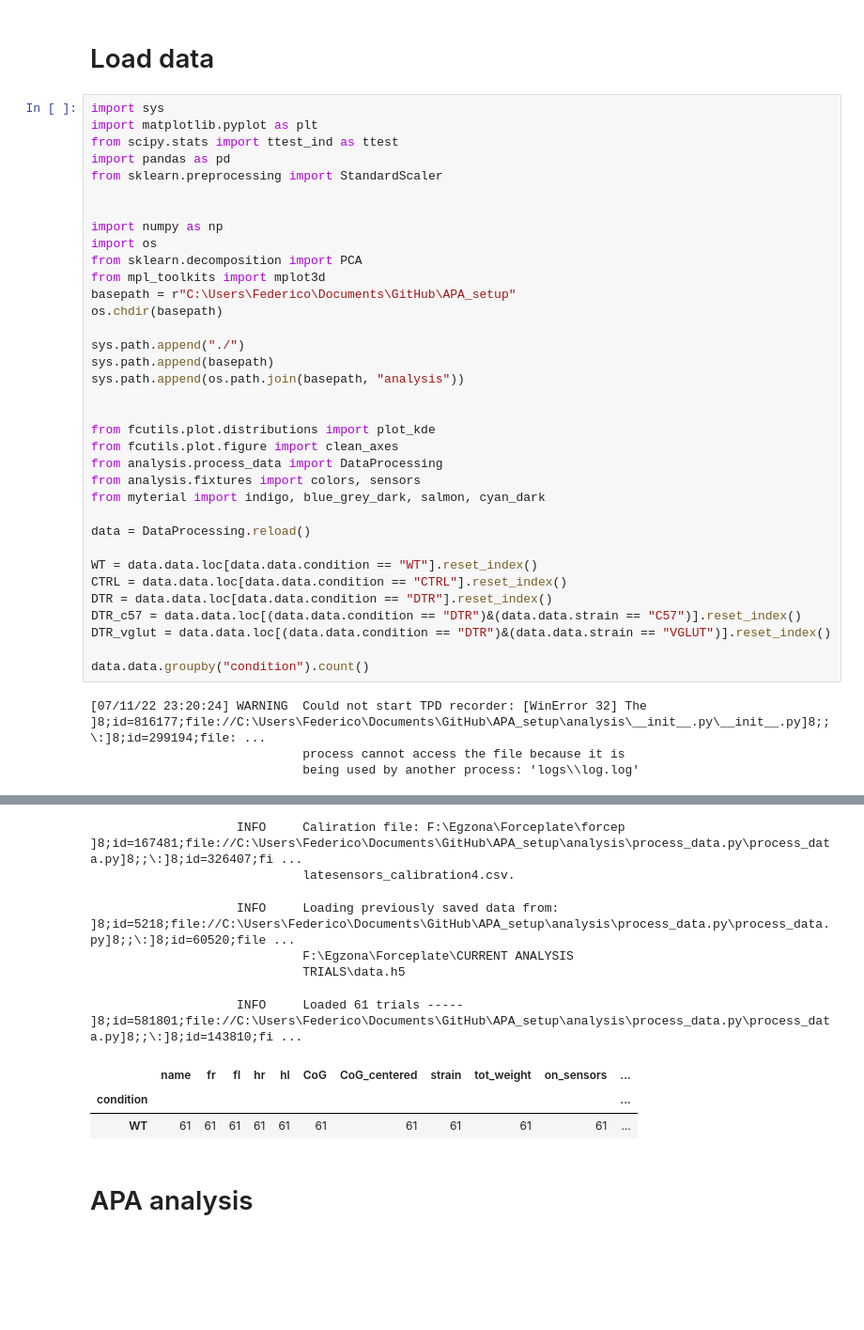
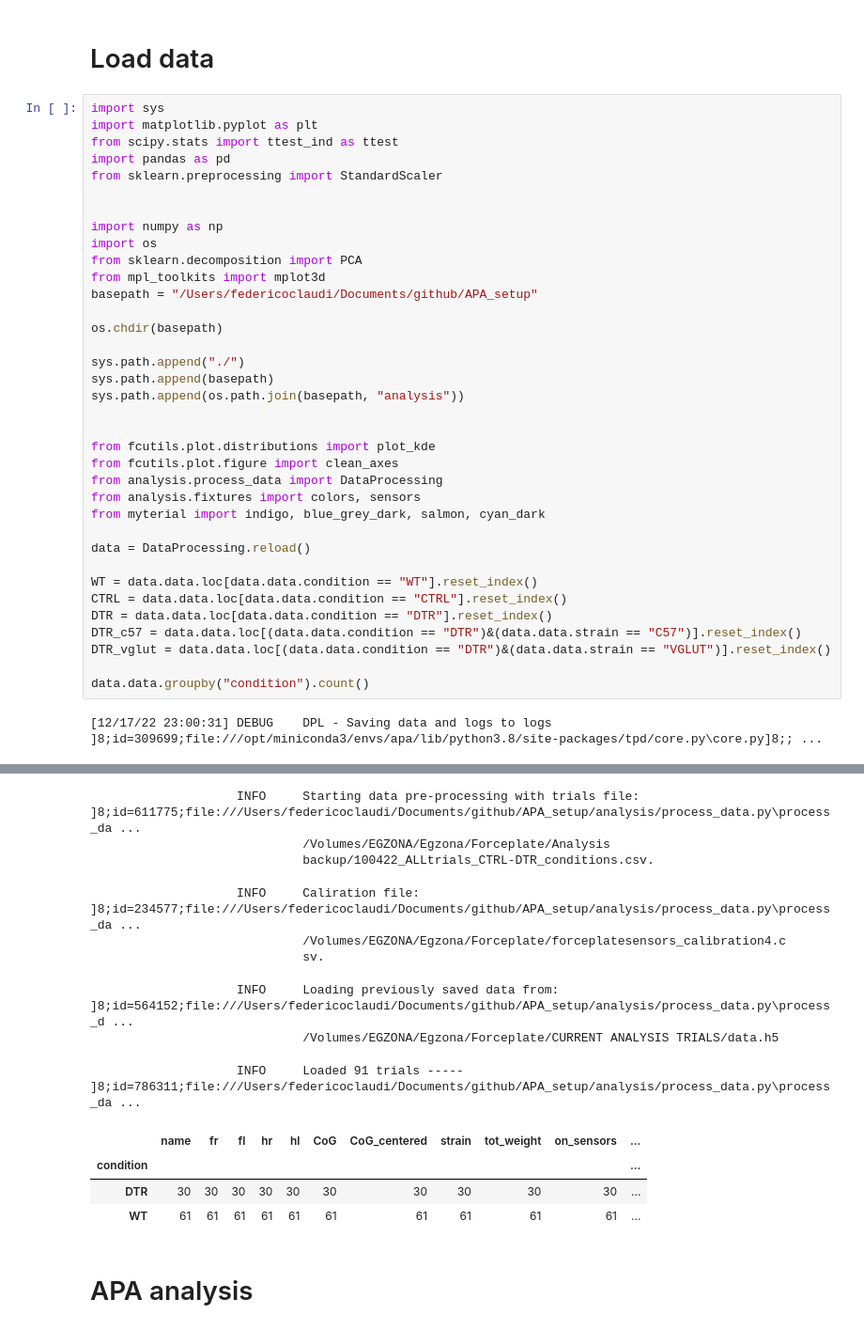
Before and after one commit to Egzona66/APA_setup, a Jupyter notebook: analysis/analysis_stereotyped.ipynb, the cells around one changed output, grey strips where cells are left out. Shown at 94% size. Drawn from its saved outputs; the diff is of its cells as text; blank space fills up the shorter version.

```diff
--- a/analysis/analysis_stereotyped.ipynb
+++ b/analysis/analysis_stereotyped.ipynb
@@ -12,7 +12,8 @@ import numpy as np
 import os
 from sklearn.decomposition import PCA
 from mpl_toolkits import mplot3d
-basepath = r"C:\Users\Federico\Documents\GitHub\APA_setup"
+basepath = "/Users/federicoclaudi/Documents/github/APA_setup"
+
 os.chdir(basepath)
 
 sys.path.append("./")
@@ -36,6 +37,4 @@ DTR_vglut = data.data.loc[(data.data.condition == "DTR")&(data.data.strain == "V
 
 data.data.groupby("condition").count()
 # %% [output]
-[07/11/22 23:20:24] WARNING  Could not start TPD recorder: [WinError 32] The   ]8;id=816177;file://C:\Users\Federico\Documents\GitHub\APA_setup\analysis\__init__.py\__init__.py]8;;\:]8;id=299194;file: ...
-                             process cannot access the file because it is
-                             being used by another process: 'logs\\log.log'
+[12/17/22 23:00:31] DEBUG    DPL - Saving data and logs to logs                                         ]8;id=309699;file:///opt/miniconda3/envs/apa/lib/python3.8/site-packages/tpd/core.py\core.py]8;; ...
@@ -69,11 +63,15 @@ data.data.groupby("condition").count()
-                    INFO     Caliration file: F:\Egzona\Forceplate\forcep ]8;id=167481;file://C:\Users\Federico\Documents\GitHub\APA_setup\analysis\process_data.py\process_data.py]8;;\:]8;id=326407;fi ...
-                             latesensors_calibration4.csv.
+                    INFO     Starting data pre-processing with trials file:                     ]8;id=611775;file:///Users/federicoclaudi/Documents/github/APA_setup/analysis/process_data.py\process_da ...
+                             /Volumes/EGZONA/Egzona/Forceplate/Analysis
+                             backup/100422_ALLtrials_CTRL-DTR_conditions.csv.
-                    INFO     Loading previously saved data from:           ]8;id=5218;file://C:\Users\Federico\Documents\GitHub\APA_setup\analysis\process_data.py\process_data.py]8;;\:]8;id=60520;file ...
-                             F:\Egzona\Forceplate\CURRENT ANALYSIS
-                             TRIALS\data.h5
+                    INFO     Caliration file:                                                   ]8;id=234577;file:///Users/federicoclaudi/Documents/github/APA_setup/analysis/process_data.py\process_da ...
+                             /Volumes/EGZONA/Egzona/Forceplate/forceplatesensors_calibration4.c
+                             sv.
-                    INFO     Loaded 61 trials -----                       ]8;id=581801;file://C:\Users\Federico\Documents\GitHub\APA_setup\analysis\process_data.py\process_data.py]8;;\:]8;id=143810;fi ...
+                    INFO     Loading previously saved data from:                                 ]8;id=564152;file:///Users/federicoclaudi/Documents/github/APA_setup/analysis/process_data.py\process_d ...
+                             /Volumes/EGZONA/Egzona/Forceplate/CURRENT ANALYSIS TRIALS/data.h5
+                    INFO     Loaded 91 trials -----                                             ]8;id=786311;file:///Users/federicoclaudi/Documents/github/APA_setup/analysis/process_data.py\process_da ...
 |  | name | fr | fl | hr | hl | CoG | CoG_centered | strain | tot_weight | on_sensors | ... |
 | condition |  |  |  |  |  |  |  |  |  |  | ... |
+| DTR | 30 | 30 | 30 | 30 | 30 | 30 | 30 | 30 | 30 | 30 | ... |
 | WT | 61 | 61 | 61 | 61 | 61 | 61 | 61 | 61 | 61 | 61 | ... |
 # %% [markdown]
 # APA analysis
```
Also changed, not shown: parts of 5 cells of this notebook, 3 other files.
